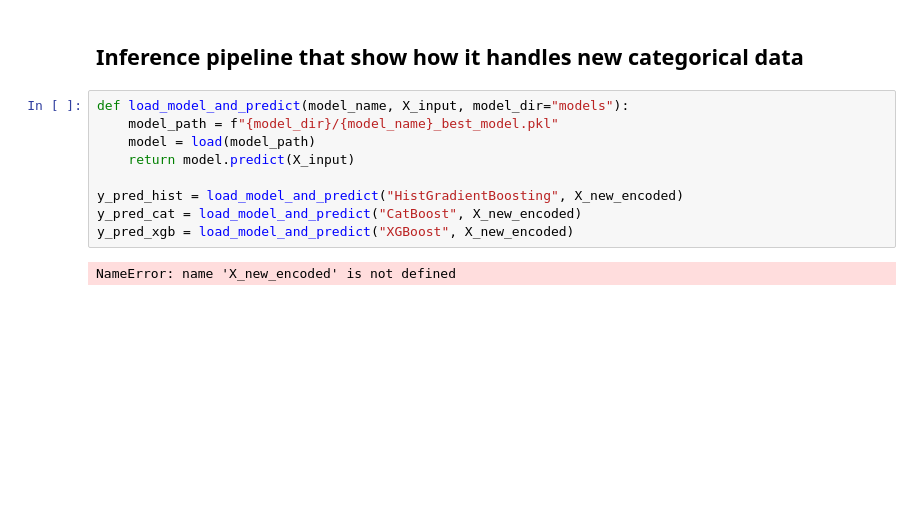
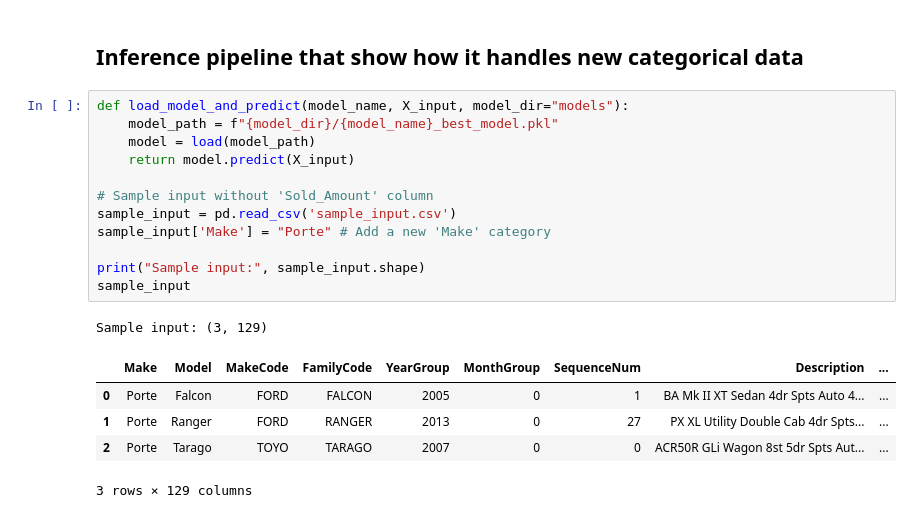
Before and after one commit to xinjue37/Vechicle_Sales_Price_Prediction, a Jupyter notebook: main.ipynb, the cells around one changed output. Drawn from its saved outputs; the diff is of its cells as text; blank space fills up the shorter version.

```diff
--- a/main.ipynb
+++ b/main.ipynb
@@ -736,11 +1027,19 @@ display(styled_df)
 # %%
 def load_model_and_predict(model_name, X_input, model_dir="models"):
     model_path = f"{model_dir}/{model_name}_best_model.pkl"
     model = load(model_path)
     return model.predict(X_input)
 
-y_pred_hist = load_model_and_predict("HistGradientBoosting", X_new_encoded)
-y_pred_cat = load_model_and_predict("CatBoost", X_new_encoded)
-y_pred_xgb = load_model_and_predict("XGBoost", X_new_encoded)
+# Sample input without 'Sold_Amount' column
+sample_input = pd.read_csv('sample_input.csv')
+sample_input['Make'] = "Porte" # Add a new 'Make' category
+
+print("Sample input:", sample_input.shape)
+sample_input
 # %% [output]
-NameError: name 'X_new_encoded' is not defined
+Sample input: (3, 129)
+|  | Make | Model | MakeCode | FamilyCode | YearGroup | MonthGroup | SequenceNum | Description | ... |
+| 0 | Porte | Falcon | FORD | FALCON | 2005 | 0 | 1 | BA Mk II XT Sedan 4dr Spts Auto 4... | ... |
+| 1 | Porte | Ranger | FORD | RANGER | 2013 | 0 | 27 | PX XL Utility Double Cab 4dr Spts... | ... |
+| 2 | Porte | Tarago | TOYO | TARAGO | 2007 | 0 | 0 | ACR50R GLi Wagon 8st 5dr Spts Aut... | ... |
+3 rows × 129 columns
```
Also changed, not shown: parts of 15 cells of this notebook, 3 other files.
